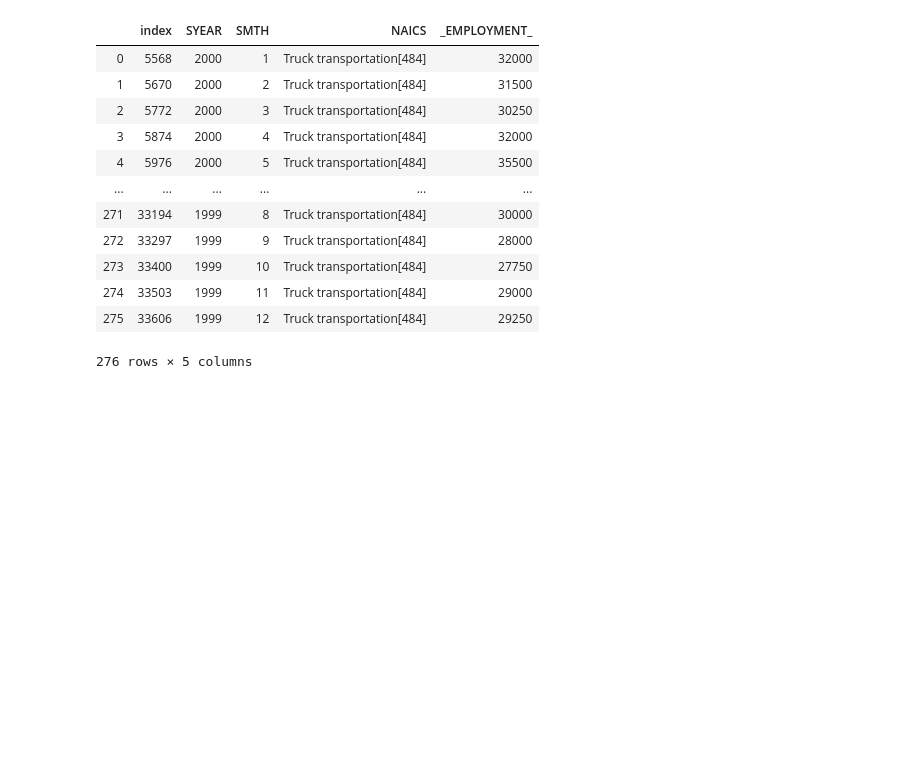
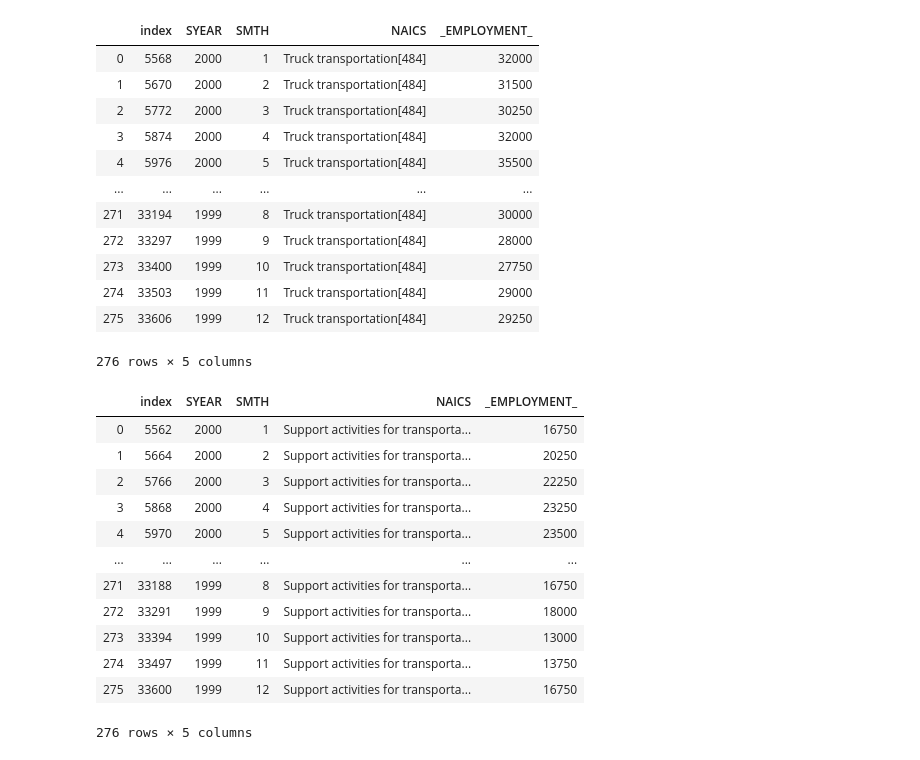
Before and after one commit to Hotlynn2/SERIES-ANALYSIS-OF-NAICS, a Jupyter notebook: Time Analysis Series.ipynb, the cells around one changed output. Saved outputs shown, nothing was run; the diff lists cells and outputs as text; code cells hidden in the pictures; blank space fills up the shorter version.

```diff
--- a/Time Analysis Series.ipynb
+++ b/Time Analysis Series.ipynb
@@ -2461,6 +2461,23 @@ Truck_transportation
 | 274 | 33503 | 1999 | 11 | Truck transportation[484] | 29000 |
 | 275 | 33606 | 1999 | 12 | Truck transportation[484] | 29250 |
 276 rows × 5 columns
+# %%
+Truck_transportation = data.loc[data['NAICS'].str.contains('488', na = False)].reset_index()
+Truck_transportation
+# %% [output]
+|  | index | SYEAR | SMTH | NAICS | _EMPLOYMENT_ |
+| 0 | 5562 | 2000 | 1 | Support activities for transporta... | 16750 |
+| 1 | 5664 | 2000 | 2 | Support activities for transporta... | 20250 |
+| 2 | 5766 | 2000 | 3 | Support activities for transporta... | 22250 |
+| 3 | 5868 | 2000 | 4 | Support activities for transporta... | 23250 |
+| 4 | 5970 | 2000 | 5 | Support activities for transporta... | 23500 |
+| ... | ... | ... | ... | ... | ... |
+| 271 | 33188 | 1999 | 8 | Support activities for transporta... | 16750 |
+| 272 | 33291 | 1999 | 9 | Support activities for transporta... | 18000 |
+| 273 | 33394 | 1999 | 10 | Support activities for transporta... | 13000 |
+| 274 | 33497 | 1999 | 11 | Support activities for transporta... | 13750 |
+| 275 | 33600 | 1999 | 12 | Support activities for transporta... | 16750 |
+276 rows × 5 columns
 # %%
 Truck_transportation = data.loc[data['NAICS'].str.contains('484', na = False)].reset_index()
 Truck_transportation
```
Also changed, not shown: parts of 1 cell of this notebook.
